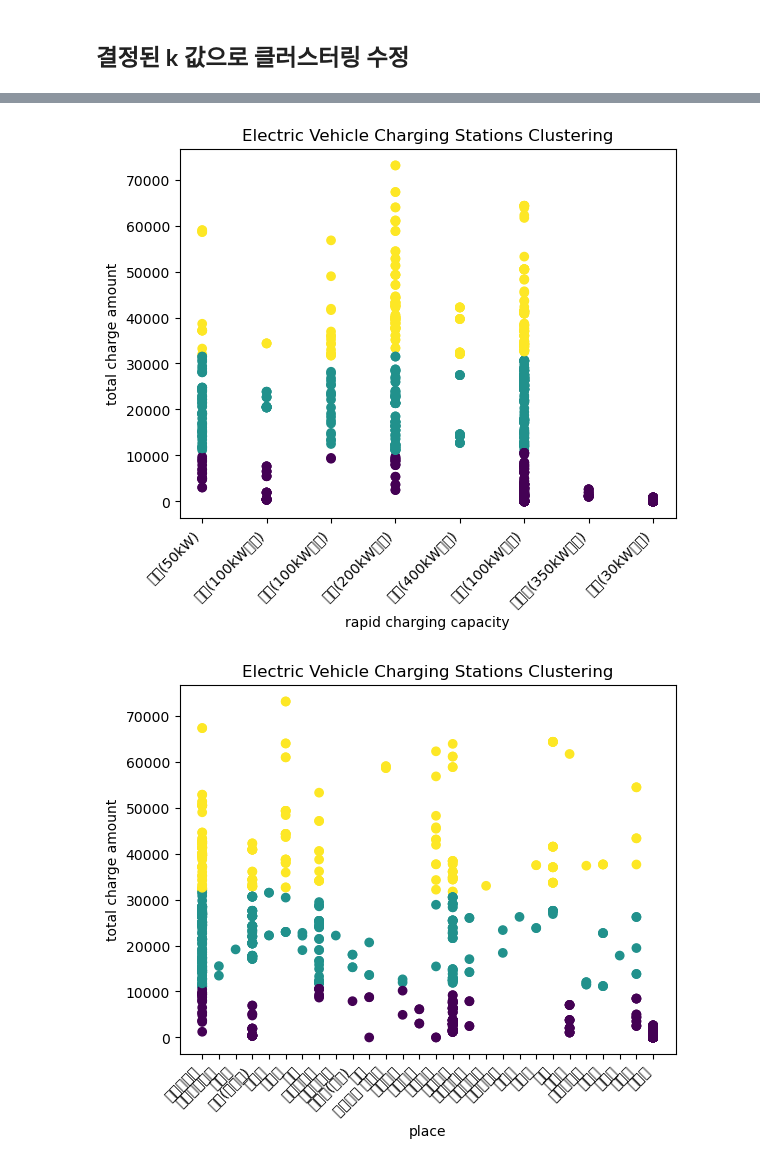
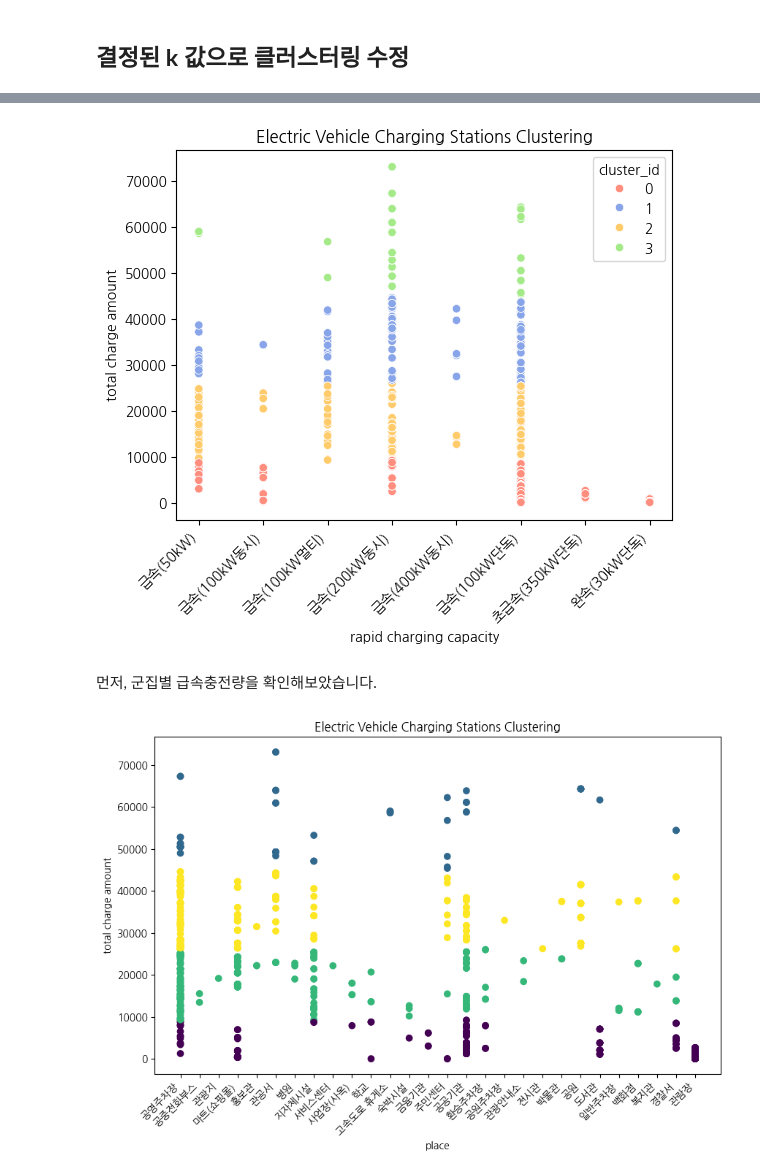
Before and after one commit to Konkuk-Univ-Glocal-Campus/ml202401-midterm-ehghks021203, a Jupyter notebook: midterm-Clustering.ipynb, the cells around one changed output, grey strips where cells are left out. Drawn from its saved outputs; the diff is of its cells as text; code cells hidden in the pictures.

```diff
--- a/midterm-Clustering.ipynb
+++ b/midterm-Clustering.ipynb
@@ -228,18 +256,20 @@ from sklearn.cluster import KMeans
 
 
 # KMeans 모델 생성 및 훈련
-kmeans = KMeans(n_clusters=3)
+kmeans = KMeans(n_clusters=4)
 kmeans.fit(X)
 
 # 각 데이터 포인트의 클러스터 레이블 예측
 labels = kmeans.predict(X)
 
+dataset["cluster_id"] = labels
+
 # Silhouette Score 계산
 score = metrics.silhouette_score(X, labels)
-print(score)
+print(f"Silhouette Score: {score}")
 
 # Scatter plot 그리기
-plt.scatter(X['총충전량'], X['총충전횟수'], c=labels)
+sns.scatterplot(x="총충전량", y="총충전횟수", data=dataset, hue="cluster_id", palette=my_palette)
 
 # x축 및 y축 라벨 설정
 plt.title('Electric Vehicle Charging Stations Clustering')
@@ -254,6 +293,6 @@ plt.show()
 # %%
 # Scatter plot 그리기
-plt.scatter(dataset["급속충전량"], X['총충전량'], c=labels)
+sns.scatterplot(x="급속충전량", y="총충전량", data=dataset, hue="cluster_id", palette=my_palette)
 
 # x축 및 y축 라벨 설정
 plt.title('Electric Vehicle Charging Stations Clustering')
@@ -264,21 +303,24 @@ plt.xticks(rotation=45, ha="right")
 # 그래프 출력
 plt.show()
 # %% [output]
-[figure, old version]
+[figure, new version]
+# %% [markdown]
+먼저, 군집별 급속충전량을 확인해보았습니다.
 # %%
 # Scatter plot 그리기
+plt.figure(figsize=(10, 6))
 plt.scatter(dataset["시설구분(소)"], X['총충전량'], c=labels)
 
 # x축 및 y축 라벨 설정
 plt.title('Electric Vehicle Charging Stations Clustering')
 plt.xlabel("place")
 plt.ylabel("total charge amount")
 plt.xticks(rotation=45, ha="right")
 
 # 그래프 출력
 plt.show()
 # %% [output]
-[figure, old version]
+[figure, new version]
 # %%
 # Scatter plot 그리기
 plt.scatter(X['위도'], X['경도'], c=labels)
```
Also changed, not shown: parts of 12 cells of this notebook, 1 other file.
